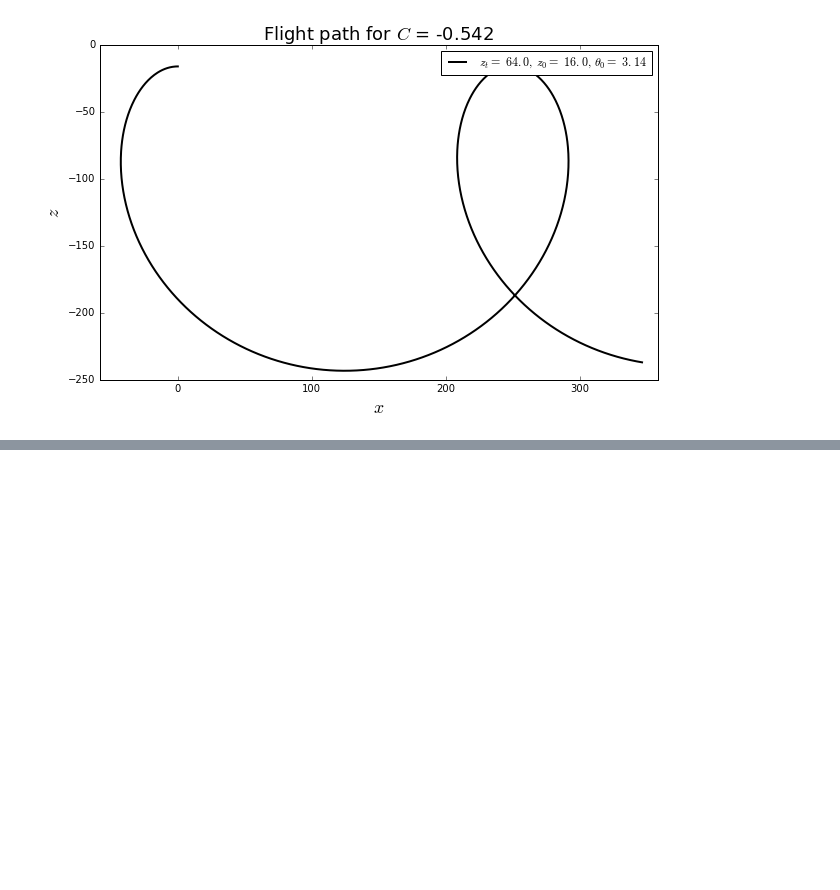
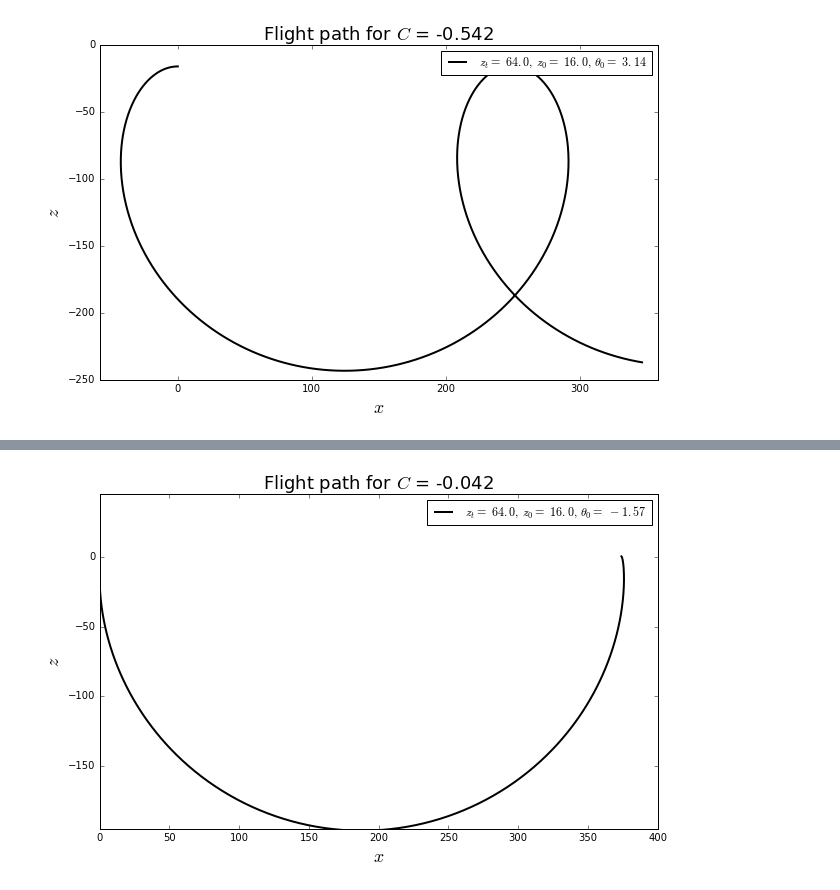
Before and after one commit to james901004/6286, a Jupyter notebook: week2.ipynb, the cells around one changed output, grey strips where cells are left out. Saved outputs shown, nothing was run; the diff lists cells and outputs as text; code cells hidden in the pictures; blank space fills up the shorter version.

```diff
--- a/week2.ipynb
+++ b/week2.ipynb
@@ -16,0 +18,4 @@ plot_flight_path(64,16,numpy.pi)
+# %%
+plot_flight_path(64,16,-numpy.pi/2)
+# %% [output]
+[figure, added]
```
Also changed, not shown: parts of 10 cells of this notebook.
